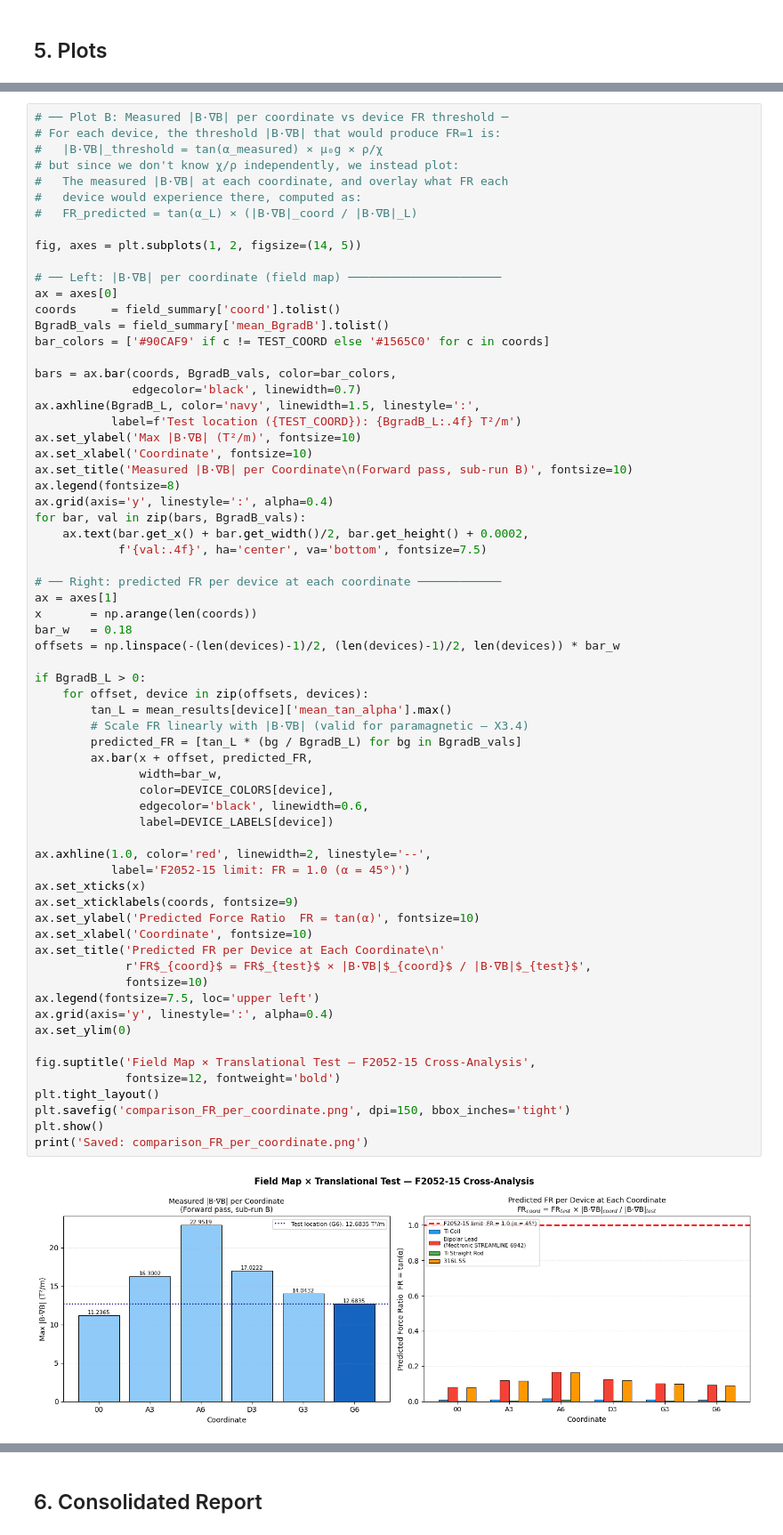
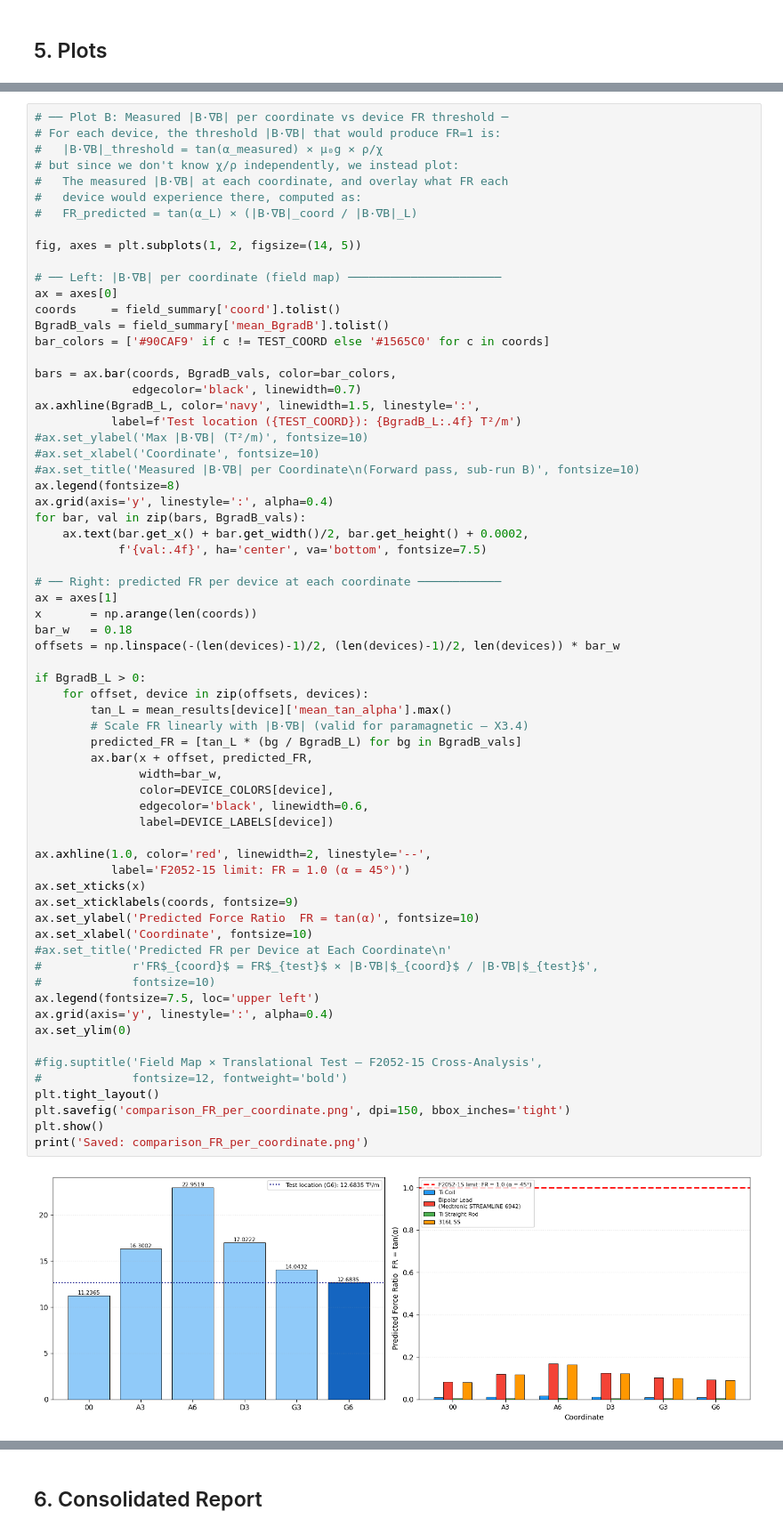
Before and after one commit to Zslw/mri-translational-force-n-torque-analysis, a Jupyter notebook: JupyterLab/ClinicalData/MRI_F2052_Comparison.ipynb, the cells around one changed output, grey strips where cells are left out. Shown at 89% size. Saved outputs shown, nothing was run; the diff lists cells and outputs as text.

```diff
--- a/JupyterLab/ClinicalData/MRI_F2052_Comparison.ipynb
+++ b/JupyterLab/ClinicalData/MRI_F2052_Comparison.ipynb
@@ -361,9 +361,9 @@ bars = ax.bar(coords, BgradB_vals, color=bar_colors,
               edgecolor='black', linewidth=0.7)
 ax.axhline(BgradB_L, color='navy', linewidth=1.5, linestyle=':',
            label=f'Test location ({TEST_COORD}): {BgradB_L:.4f} T²/m')
-ax.set_ylabel('Max |B·∇B| (T²/m)', fontsize=10)
-ax.set_xlabel('Coordinate', fontsize=10)
-ax.set_title('Measured |B·∇B| per Coordinate\n(Forward pass, sub-run B)', fontsize=10)
+#ax.set_ylabel('Max |B·∇B| (T²/m)', fontsize=10)
+#ax.set_xlabel('Coordinate', fontsize=10)
+#ax.set_title('Measured |B·∇B| per Coordinate\n(Forward pass, sub-run B)', fontsize=10)
 ax.legend(fontsize=8)
 ax.grid(axis='y', linestyle=':', alpha=0.4)
 for bar, val in zip(bars, BgradB_vals):
@@ -375,39 +375,39 @@ ax = axes[1]
 x       = np.arange(len(coords))
 bar_w   = 0.18
 offsets = np.linspace(-(len(devices)-1)/2, (len(devices)-1)/2, len(devices)) * bar_w
 
 if BgradB_L > 0:
     for offset, device in zip(offsets, devices):
         tan_L = mean_results[device]['mean_tan_alpha'].max()
         # Scale FR linearly with |B·∇B| (valid for paramagnetic — X3.4)
         predicted_FR = [tan_L * (bg / BgradB_L) for bg in BgradB_vals]
         ax.bar(x + offset, predicted_FR,
                width=bar_w,
                color=DEVICE_COLORS[device],
                edgecolor='black', linewidth=0.6,
                label=DEVICE_LABELS[device])
 
 ax.axhline(1.0, color='red', linewidth=2, linestyle='--',
            label='F2052-15 limit: FR = 1.0 (α = 45°)')
 ax.set_xticks(x)
 ax.set_xticklabels(coords, fontsize=9)
 ax.set_ylabel('Predicted Force Ratio  FR = tan(α)', fontsize=10)
 ax.set_xlabel('Coordinate', fontsize=10)
-ax.set_title('Predicted FR per Device at Each Coordinate\n'
-             r'FR$_{coord}$ = FR$_{test}$ × |B·∇B|$_{coord}$ / |B·∇B|$_{test}$',
-             fontsize=10)
+#ax.set_title('Predicted FR per Device at Each Coordinate\n'
+#             r'FR$_{coord}$ = FR$_{test}$ × |B·∇B|$_{coord}$ / |B·∇B|$_{test}$',
+#             fontsize=10)
 ax.legend(fontsize=7.5, loc='upper left')
 ax.grid(axis='y', linestyle=':', alpha=0.4)
 ax.set_ylim(0)
 
-fig.suptitle('Field Map × Translational Test — F2052-15 Cross-Analysis',
-             fontsize=12, fontweight='bold')
+#fig.suptitle('Field Map × Translational Test — F2052-15 Cross-Analysis',
+#             fontsize=12, fontweight='bold')
 plt.tight_layout()
 plt.savefig('comparison_FR_per_coordinate.png', dpi=150, bbox_inches='tight')
 plt.show()
 print('Saved: comparison_FR_per_coordinate.png')
 # %% [output]
-[figure, old version]
+[figure, new version]
 Saved: comparison_FR_per_coordinate.png
 # %% [markdown]
 ## 6. Consolidated Report
```
Also changed, not shown: parts of 1 cell of this notebook, 34 other files.
